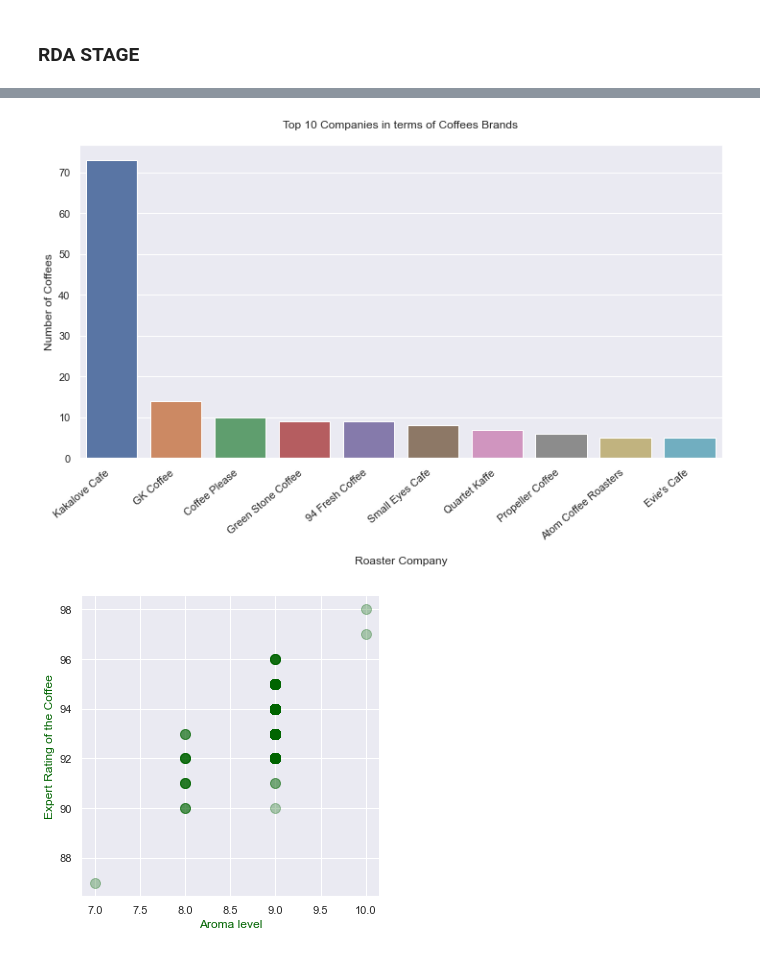
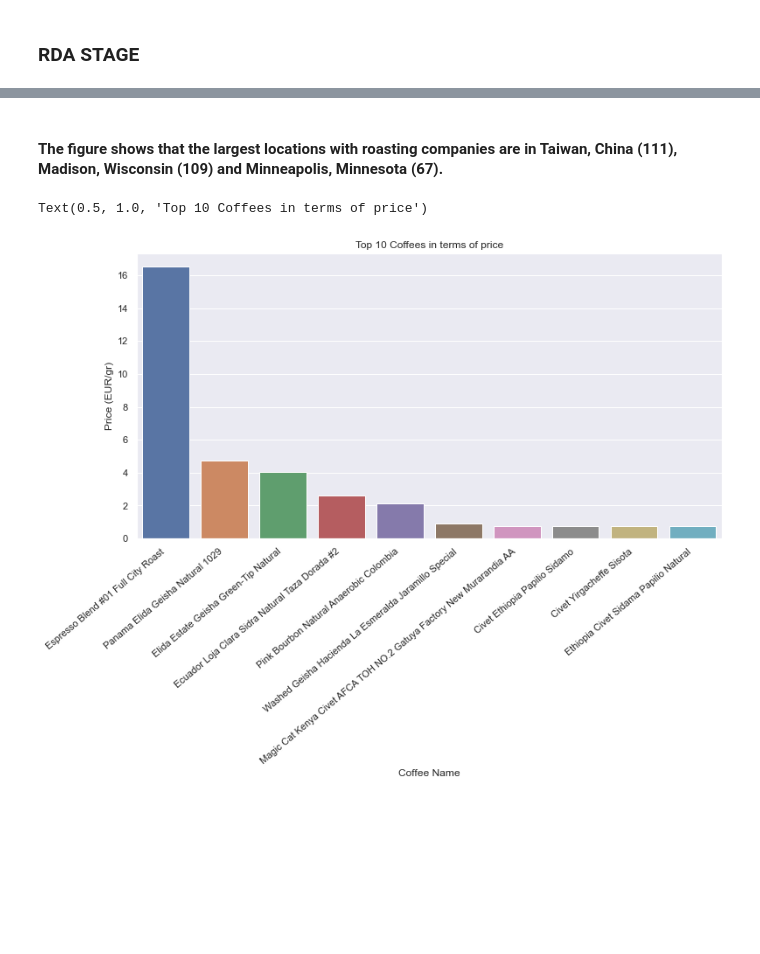
Before and after one commit to fernando-arancibia/Coffee-Roaster-Review-Data-Scrapping-Data-Analysis-and-Streamlit-Dashboard-, a Jupyter notebook: scripts/Review_Cleaning_and_Descriptive_analisis.ipynb, the cells around one changed output, grey strips where cells are left out. Saved outputs shown, nothing was run; the diff lists cells and outputs as text; code cells hidden in the pictures; blank space fills up the shorter version.

```diff
--- a/scripts/Review_Cleaning_and_Descriptive_analisis.ipynb
+++ b/scripts/Review_Cleaning_and_Descriptive_analisis.ipynb
@@ -491,2 +411,5 @@ df.drop(['unit_g'], axis=1, inplace=True)
+# %%
+### reation of a new df from the generated list
+df_loc = pd.DataFrame(location_list)
 # %% [markdown]
  ### Dealing with NaN
@@ -509,2 +415,0 @@ df.isna()
-# %%
-df=df.dropna(0)   # drop rows with nan values
@@ -533,2 +415,0 @@ memory usage: 39.8+ KB
-# %%
-df.drop(['currency'], axis=1, inplace=True)#drop price to
@@ -678,3 +416,12 @@ df.describe()
+# %%
+###dropping the unused columns from the new dataframe
+df_loc= df_loc.drop(columns=['licence', 'osm_type', 'boundingbox','place_id', 'osm_id', 'class', 'type', 'importance', 'icon'])
+###merging of coffee and coordinates data frames to become one
+df=df.join(df_loc, how='outer')
+###obtaining only the data that are not null in the rating and display name columns
+df = df[df['Rating'].notna()]
+df = df[df['display_name'].notna()]
+df=df.dropna(subset=['Rating'])
 # %% [markdown]
  # Check Normality visually
 # %% [markdown]
@@ -759,26 +625,15 @@ plt.show()
+# %% [markdown]
+#### The figure shows that the largest locations with roasting companies are in Taiwan, China (111), Madison, Wisconsin (109) and Minneapolis, Minnesota (67).
 # %%
-### Top 5 companies in terms of coffee in this dataset
-d = df['Roaster'].value_counts().sort_values(ascending=False).head(10)
-d = pd.DataFrame(d)
-d = d.reset_index() # dataframe with top 5 companies
-
-# Plotting
-sns.set()
+# Top 10 Coffees in terms of price
+df3 = df.sort_values('euro/gr', ascending=False).head(10)
+df3 = df3.reset_index()
 plt.figure(figsize=(12,6))
-sns.barplot(x='index', y='Roaster', data=d)
-plt.xlabel("\nRoaster Company")
-plt.ylabel("Number of Coffees")
+sns.barplot(data=df3,x='Name',y='euro/gr')
 plt.xticks(rotation=40, ha="right")
-plt.title("Top 10 Companies in terms of Coffees Brands\n")
-plt.show()
+plt.xlabel("Coffee Name")
+plt.ylabel("Price (EUR/gr)")
+plt.title("Top 10 Coffees in terms of price")
 # %% [output]
+Text(0.5, 1.0, 'Top 10 Coffees in terms of price')
-[figure, old version]
+[figure, new version]
-# %%
-# Coffee Aroma and Rating
-
-sns.lmplot(x='Aroma', y='Rating',fit_reg=False,scatter_kws={"color":"darkgreen","alpha":0.3,"s":100},data=df)
-plt.xlabel('Aroma level',size=12,color='darkgreen')
-plt.ylabel('Expert Rating of the Coffee',size=12,color='darkgreen')
-plt.show()
-# %% [output]
-[figure, removed]
```
Also changed, not shown: parts of 136 cells of this notebook, 1 other file.
